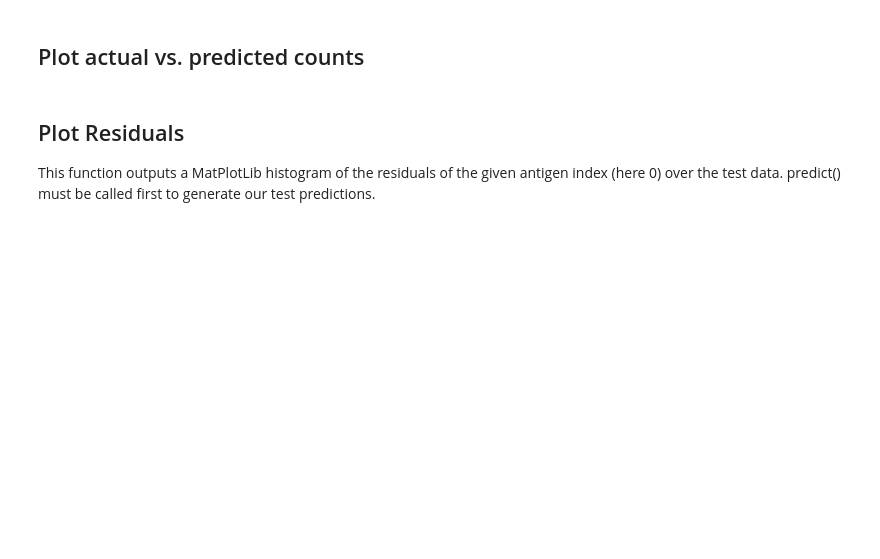
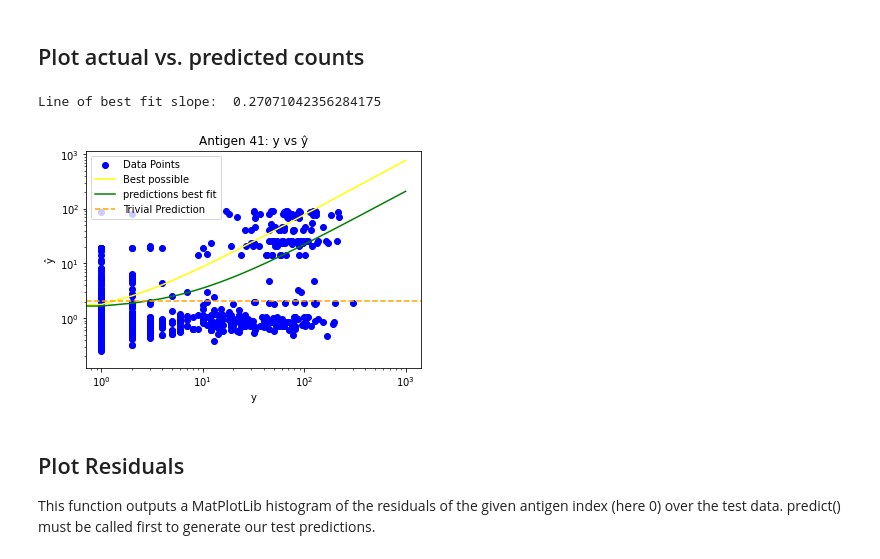
Before and after one commit to jboesen/tcellmatch, a Jupyter notebook: tutorials/10x_dataset_training.ipynb, the cells around one changed output. Drawn from its saved outputs; the diff is of its cells as text; code cells hidden in the pictures; blank space fills up the shorter version.

```diff
--- a/tutorials/10x_dataset_training.ipynb
+++ b/tutorials/10x_dataset_training.ipynb
@@ -311,28 +351,31 @@ plt.xlim(-0.5, len(log_p_yhat)-0.5)
 ffn.predict()
 # %%
 # Create a scatter plot
-antigen = 14
+antigen = 41
 plt.scatter(ffn.y_test[:, antigen], np.exp(ffn.predictions[:, antigen]), label='Data Points', color='blue')
 
 # Plot the equation x = y
 line = np.linspace(1, np.max(ffn.y_test), num=1000)
 slope, intercept = np.polyfit(ffn.y_test[:, antigen],  np.exp(ffn.predictions[:, antigen]), deg=1)
 line_of_best_fit = slope * line + intercept
 plt.plot(line, label='Best possible', color='yellow')
 plt.plot(line_of_best_fit, label='predictions best fit', color='green')
 plt.axhline(y=trivial_pred_vec[antigen], color='orange', linestyle='--', label='Trivial Prediction')
 print('Line of best fit slope: ', slope)
 # Set labels and title
 plt.xlabel('y')
 plt.ylabel('ŷ')
-plt.title('Scatter Plot of y vs ŷ')
+plt.title(f'Antigen {antigen}: y vs ŷ')
 # plt.ylim(0, 25)  # Change the range according to your preference
 # plt.xlim(0, 25)  # Change the range according to your preference
 plt.xscale('log')    # Set x-axis to logarithmic scale
 plt.yscale('log')    # Set y-axis to logarithmic scale
 # Add a legend
 plt.legend()
 plt.show()
+# %% [output]
+Line of best fit slope:  0.27071042356284175
+[figure, added]
 # %% [markdown]
 ## Plot Residuals
 This function outputs a MatPlotLib histogram of the residuals of the given antigen index (here 0) over the test data. predict() must be called first to generate our test predictions.
```
Also changed, not shown: parts of 15 cells of this notebook, 2 other files.
